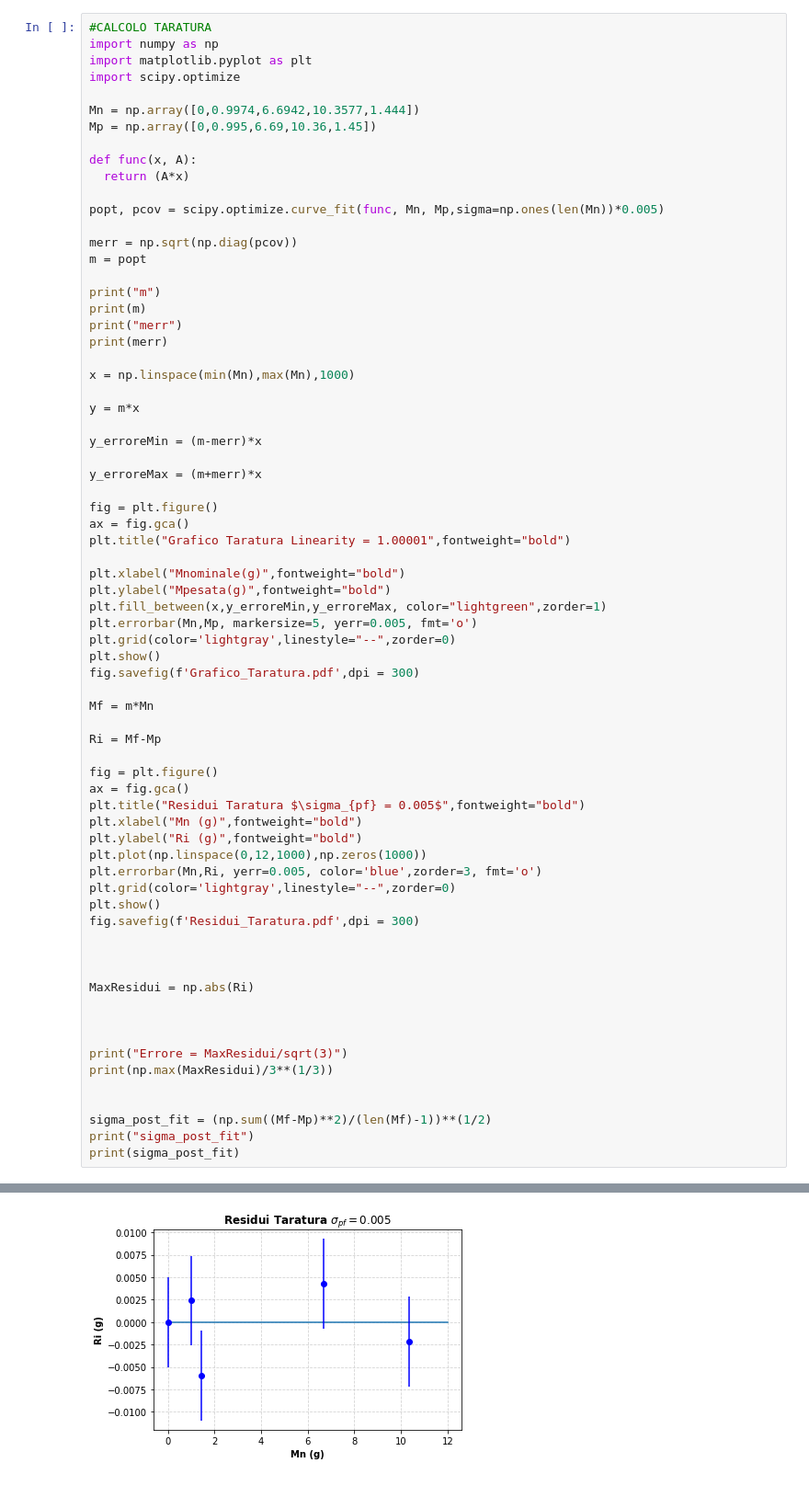
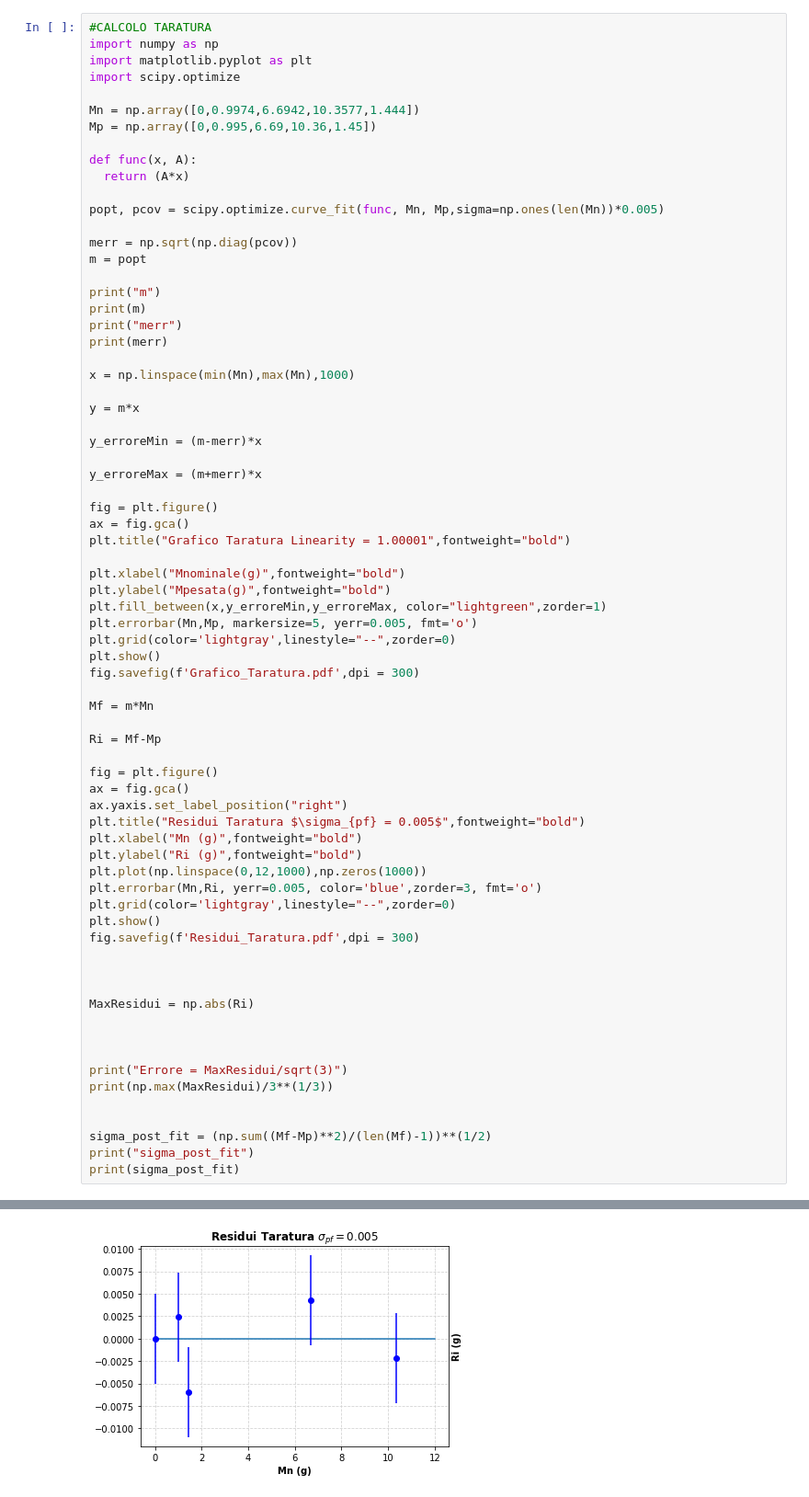
Before and after one commit to Vayxen/Lab2-E5, a Jupyter notebook: code/Analisi_Completa_Taratura.ipynb, the cells around one changed output, grey strips where cells are left out. Shown: that part at 92% size. Cells and saved outputs as stored; diff of their text form.

```diff
--- a/code/Analisi_Completa_Taratura.ipynb
+++ b/code/Analisi_Completa_Taratura.ipynb
@@ -46,35 +46,36 @@ Ri = Mf-Mp
 
 fig = plt.figure()
 ax = fig.gca()
+ax.yaxis.set_label_position("right")
 plt.title("Residui Taratura $\sigma_{pf} = 0.005$",fontweight="bold")
 plt.xlabel("Mn (g)",fontweight="bold")
 plt.ylabel("Ri (g)",fontweight="bold")
 plt.plot(np.linspace(0,12,1000),np.zeros(1000))
 plt.errorbar(Mn,Ri, yerr=0.005, color='blue',zorder=3, fmt='o')
 plt.grid(color='lightgray',linestyle="--",zorder=0)
 plt.show()
 fig.savefig(f'Residui_Taratura.pdf',dpi = 300)
 
 
 
 MaxResidui = np.abs(Ri)
 
 
 
 print("Errore = MaxResidui/sqrt(3)")
 print(np.max(MaxResidui)/3**(1/3))
 
 
 sigma_post_fit = (np.sum((Mf-Mp)**2)/(len(Mf)-1))**(1/2)
 print("sigma_post_fit")
 print(sigma_post_fit)
 # %% [output]
 m
 [1.00001274]
 merr
 [0.00032277]
 [figure]
-[figure, old version]
+[figure, new version]
 Errore = MaxResidui/sqrt(3)
 0.004147409662801467
 sigma_post_fit
```
Also changed, not shown: 1 other file.
